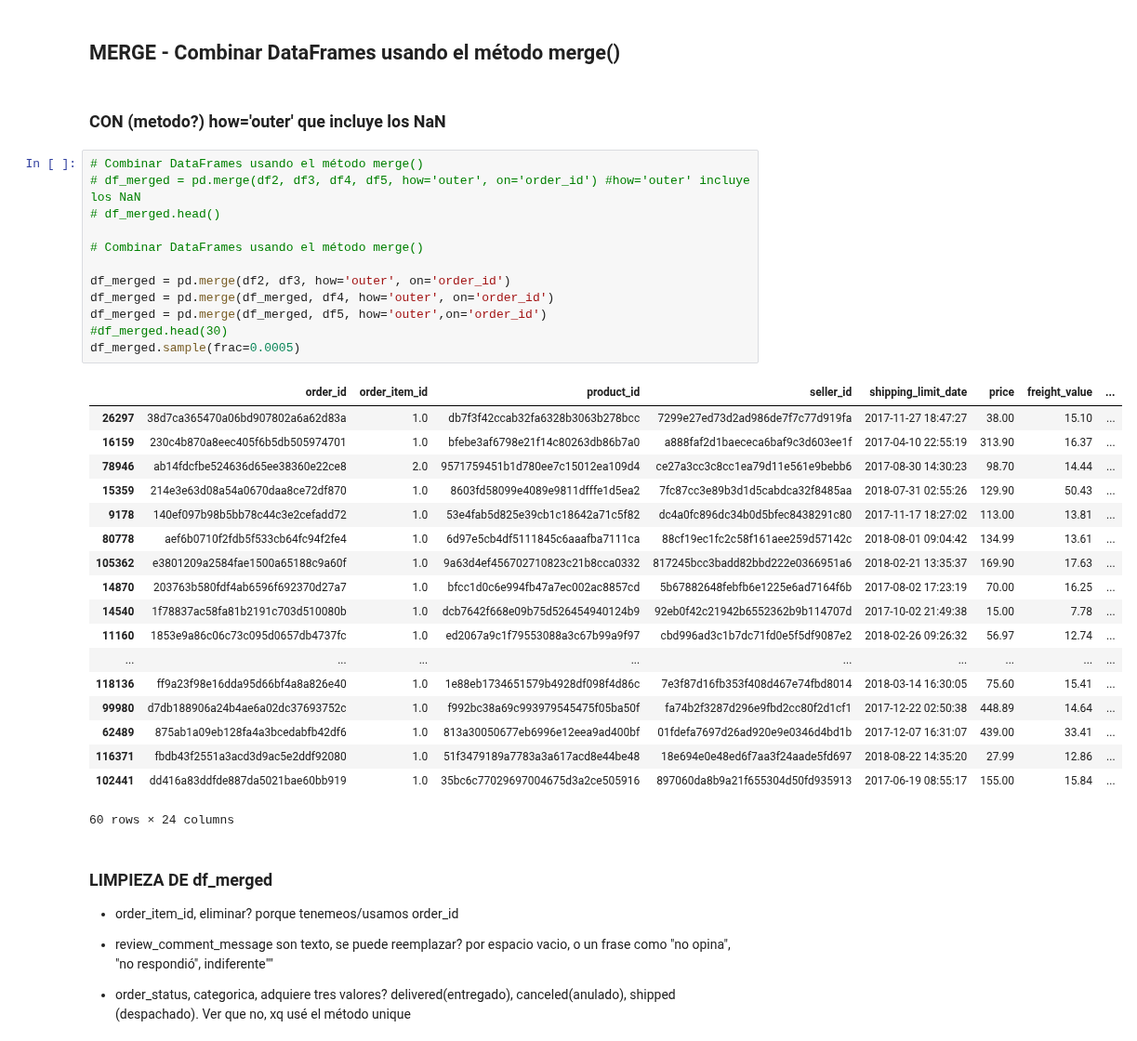
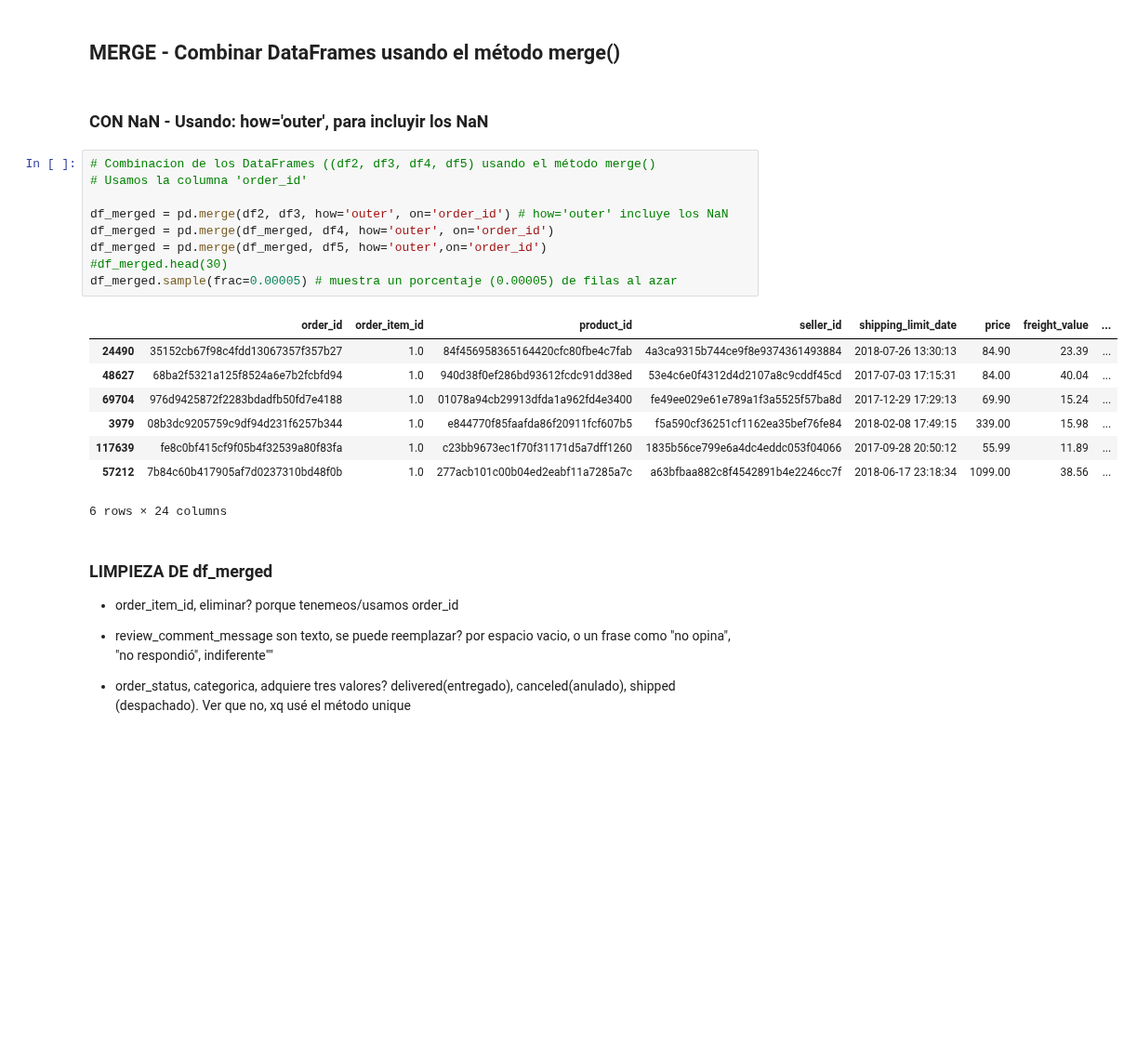
Before and after one commit to fabizap/Olist, a Jupyter notebook: DF_UNIFICADO.ipynb, the cells around one changed output. Shown at 93% size. Saved outputs shown, nothing was run; the diff lists cells and outputs as text; blank space fills up the shorter version.

```diff
--- a/DF_UNIFICADO.ipynb
+++ b/DF_UNIFICADO.ipynb
@@ -202,38 +202,25 @@ Columnas comunes entre los 8 DataFrames:
 # %% [markdown]
 ## MERGE - Combinar DataFrames usando el método merge()
 # %% [markdown]
-### CON (metodo?) how='outer' que incluye los NaN
+### CON NaN - Usando: how='outer', para incluyir los NaN
 # %%
-# Combinar DataFrames usando el método merge()
-# df_merged = pd.merge(df2, df3, df4, df5, how='outer', on='order_id') #how='outer' incluye los NaN
-# df_merged.head()
+# Combinacion de los DataFrames ((df2, df3, df4, df5) usando el método merge()
+# Usamos la columna 'order_id'
 
-# Combinar DataFrames usando el método merge()
-
-df_merged = pd.merge(df2, df3, how='outer', on='order_id')
+df_merged = pd.merge(df2, df3, how='outer', on='order_id') # how='outer' incluye los NaN
 df_merged = pd.merge(df_merged, df4, how='outer', on='order_id')
 df_merged = pd.merge(df_merged, df5, how='outer',on='order_id')
 #df_merged.head(30)
-df_merged.sample(frac=0.0005)
+df_merged.sample(frac=0.00005) # muestra un porcentaje (0.00005) de filas al azar
 # %% [output]
 |  | order_id | order_item_id | product_id | seller_id | shipping_limit_date | price | freight_value | ... |
-| 26297 | 38d7ca365470a06bd907802a6a62d83a | 1.0 | db7f3f42ccab32fa6328b3063b278bcc | 7299e27ed73d2ad986de7f7c77d919fa | 2017-11-27 18:47:27 | 38.00 | 15.10 | ... |
-| 16159 | 230c4b870a8eec405f6b5db505974701 | 1.0 | bfebe3af6798e21f14c80263db86b7a0 | a888faf2d1baececa6baf9c3d603ee1f | 2017-04-10 22:55:19 | 313.90 | 16.37 | ... |
-| 78946 | ab14fdcfbe524636d65ee38360e22ce8 | 2.0 | 9571759451b1d780ee7c15012ea109d4 | ce27a3cc3c8cc1ea79d11e561e9bebb6 | 2017-08-30 14:30:23 | 98.70 | 14.44 | ... |
-| 15359 | 214e3e63d08a54a0670daa8ce72df870 | 1.0 | 8603fd58099e4089e9811dfffe1d5ea2 | 7fc87cc3e89b3d1d5cabdca32f8485aa | 2018-07-31 02:55:26 | 129.90 | 50.43 | ... |
-| 9178 | 140ef097b98b5bb78c44c3e2cefadd72 | 1.0 | 53e4fab5d825e39cb1c18642a71c5f82 | dc4a0fc896dc34b0d5bfec8438291c80 | 2017-11-17 18:27:02 | 113.00 | 13.81 | ... |
-| 80778 | aef6b0710f2fdb5f533cb64fc94f2fe4 | 1.0 | 6d97e5cb4df5111845c6aaafba7111ca | 88cf19ec1fc2c58f161aee259d57142c | 2018-08-01 09:04:42 | 134.99 | 13.61 | ... |
-| 105362 | e3801209a2584fae1500a65188c9a60f | 1.0 | 9a63d4ef456702710823c21b8cca0332 | 817245bcc3badd82bbd222e0366951a6 | 2018-02-21 13:35:37 | 169.90 | 17.63 | ... |
-| 14870 | 203763b580fdf4ab6596f692370d27a7 | 1.0 | bfcc1d0c6e994fb47a7ec002ac8857cd | 5b67882648febfb6e1225e6ad7164f6b | 2017-08-02 17:23:19 | 70.00 | 16.25 | ... |
-| 14540 | 1f78837ac58fa81b2191c703d510080b | 1.0 | dcb7642f668e09b75d526454940124b9 | 92eb0f42c21942b6552362b9b114707d | 2017-10-02 21:49:38 | 15.00 | 7.78 | ... |
-| 11160 | 1853e9a86c06c73c095d0657db4737fc | 1.0 | ed2067a9c1f79553088a3c67b99a9f97 | cbd996ad3c1b7dc71fd0e5f5df9087e2 | 2018-02-26 09:26:32 | 56.97 | 12.74 | ... |
-| ... | ... | ... | ... | ... | ... | ... | ... | ... |
-| 118136 | ff9a23f98e16dda95d66bf4a8a826e40 | 1.0 | 1e88eb1734651579b4928df098f4d86c | 7e3f87d16fb353f408d467e74fbd8014 | 2018-03-14 16:30:05 | 75.60 | 15.41 | ... |
-| 99980 | d7db188906a24b4ae6a02dc37693752c | 1.0 | f992bc38a69c993979545475f05ba50f | fa74b2f3287d296e9fbd2cc80f2d1cf1 | 2017-12-22 02:50:38 | 448.89 | 14.64 | ... |
-| 62489 | 875ab1a09eb128fa4a3bcedabfb42df6 | 1.0 | 813a30050677eb6996e12eea9ad400bf | 01fdefa7697d26ad920e9e0346d4bd1b | 2017-12-07 16:31:07 | 439.00 | 33.41 | ... |
-| 116371 | fbdb43f2551a3acd3d9ac5e2ddf92080 | 1.0 | 51f3479189a7783a3a617acd8e44be48 | 18e694e0e48ed6f7aa3f24aade5fd697 | 2018-08-22 14:35:20 | 27.99 | 12.86 | ... |
-| 102441 | dd416a83ddfde887da5021bae60bb919 | 1.0 | 35bc6c77029697004675d3a2ce505916 | 897060da8b9a21f655304d50fd935913 | 2017-06-19 08:55:17 | 155.00 | 15.84 | ... |
+| 24490 | 35152cb67f98c4fdd13067357f357b27 | 1.0 | 84f456958365164420cfc80fbe4c7fab | 4a3ca9315b744ce9f8e9374361493884 | 2018-07-26 13:30:13 | 84.90 | 23.39 | ... |
+| 48627 | 68ba2f5321a125f8524a6e7b2fcbfd94 | 1.0 | 940d38f0ef286bd93612fcdc91dd38ed | 53e4c6e0f4312d4d2107a8c9cddf45cd | 2017-07-03 17:15:31 | 84.00 | 40.04 | ... |
+| 69704 | 976d9425872f2283bdadfb50fd7e4188 | 1.0 | 01078a94cb29913dfda1a962fd4e3400 | fe49ee029e61e789a1f3a5525f57ba8d | 2017-12-29 17:29:13 | 69.90 | 15.24 | ... |
+| 3979 | 08b3dc9205759c9df94d231f6257b344 | 1.0 | e844770f85faafda86f20911fcf607b5 | f5a590cf36251cf1162ea35bef76fe84 | 2018-02-08 17:49:15 | 339.00 | 15.98 | ... |
+| 117639 | fe8c0bf415cf9f05b4f32539a80f83fa | 1.0 | c23bb9673ec1f70f31171d5a7dff1260 | 1835b56ce799e6a4dc4eddc053f04066 | 2017-09-28 20:50:12 | 55.99 | 11.89 | ... |
+| 57212 | 7b84c60b417905af7d0237310bd48f0b | 1.0 | 277acb101c00b04ed2eabf11a7285a7c | a63bfbaa882c8f4542891b4e2246cc7f | 2018-06-17 23:18:34 | 1099.00 | 38.56 | ... |
-60 rows × 24 columns
+6 rows × 24 columns
 # %% [markdown]
 ### LIMPIEZA DE df_merged
 
```
Also changed, not shown: parts of 8 cells of this notebook.
